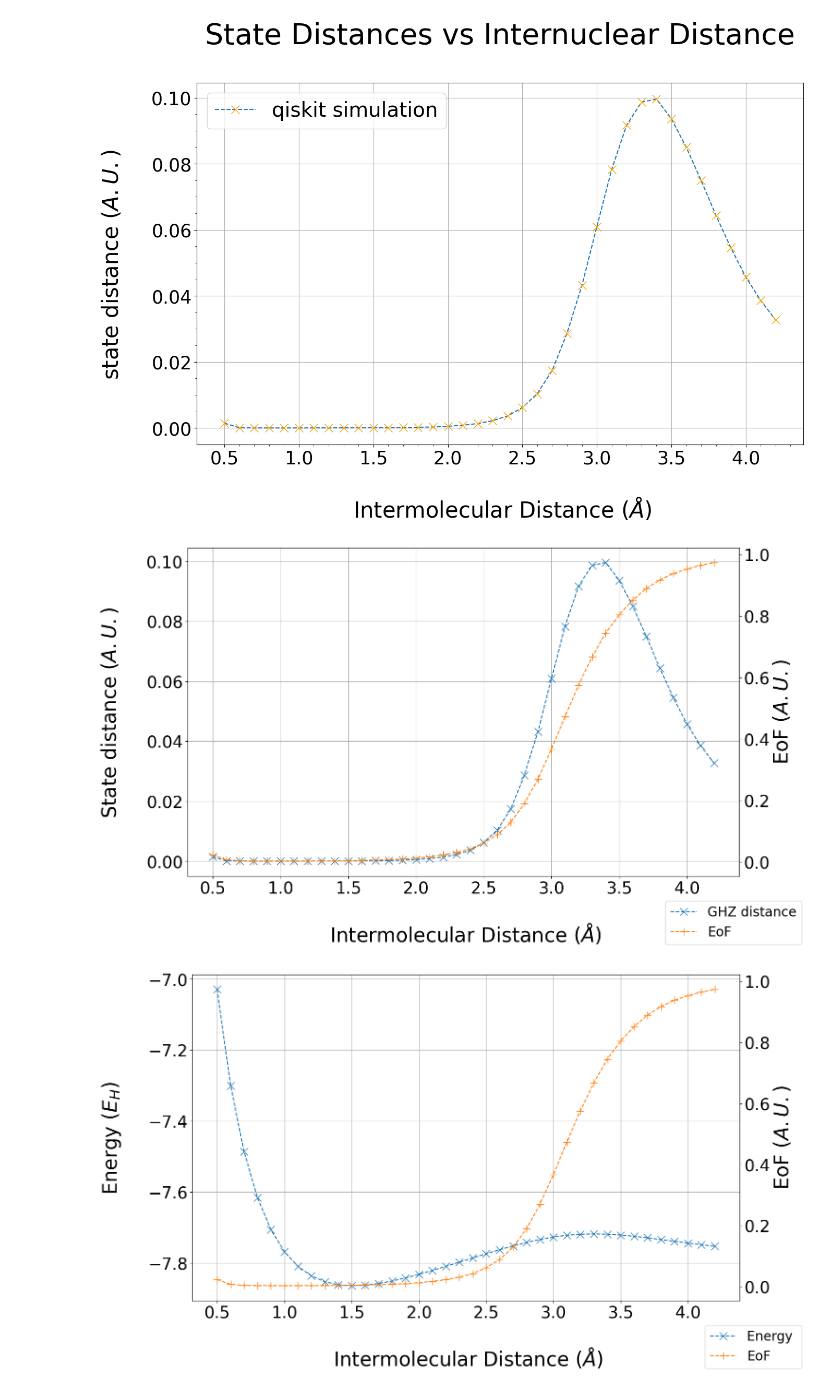
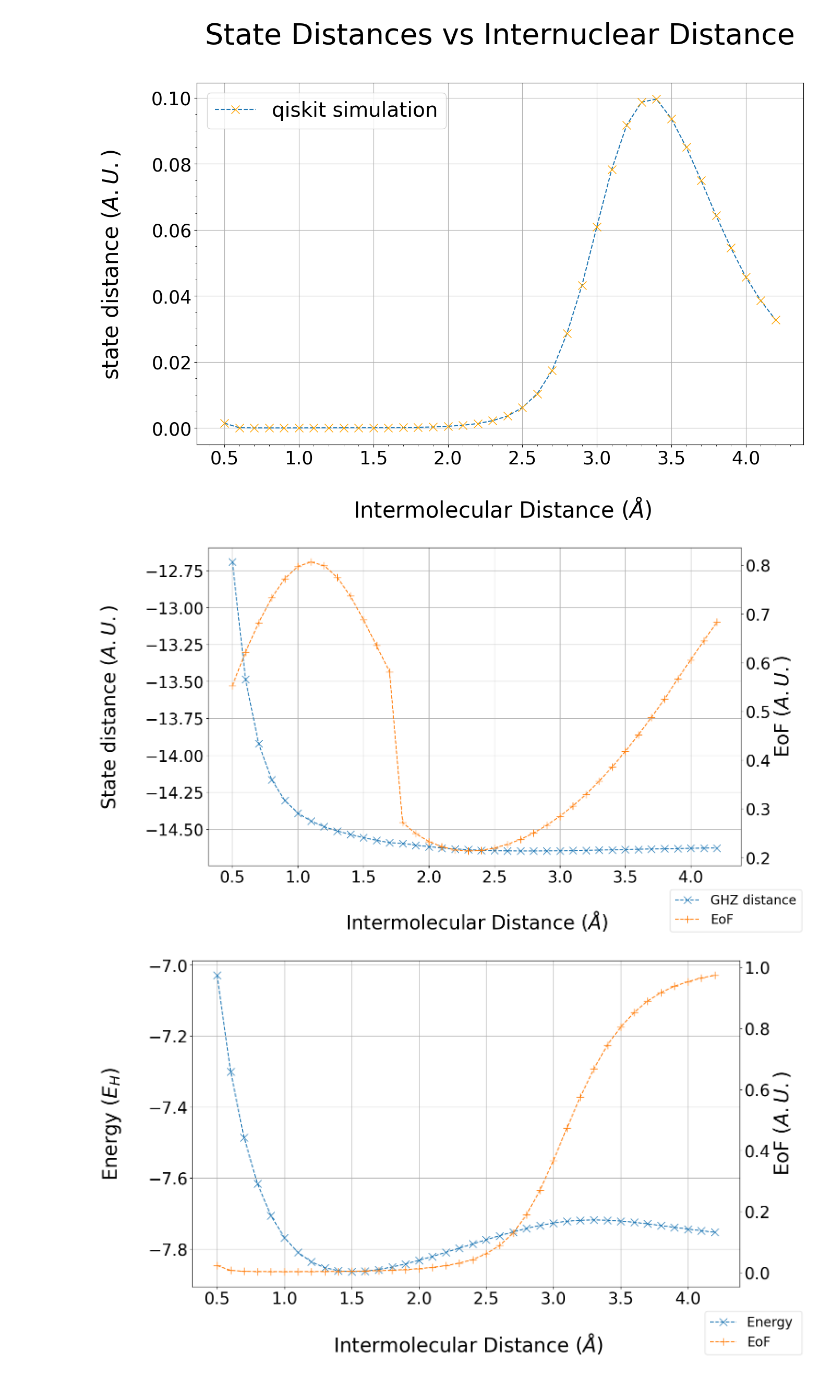
Before and after one commit to jervaal/Thesis-VQE, a Jupyter notebook: Diatomic Molecules/LiH_molecule.ipynb, the cells around one changed output. Saved outputs shown, nothing was run; the diff lists cells and outputs as text; code cells hidden in the pictures.

```diff
--- a/Diatomic Molecules/LiH_molecule.ipynb
+++ b/Diatomic Molecules/LiH_molecule.ipynb
@@ -52,7 +52,7 @@ import multiprocessing as mp
 #@jit
 def initialize_LiH_vqe_chemical(intermolecular_distance= 1, mapper= JordanWignerMapper(), basis = 'sto-3g'):
 
-    driver = PySCFDriver(atom=f"Li 0 0 0; H 0 0 {intermolecular_distance}", basis=basis)
+    driver = PySCFDriver(atom=f"Li 0 0 0; Li 0 0 {intermolecular_distance}", basis=basis)
     full_problem = driver.run()
 
     act_space_tf = ActiveSpaceTransformer(num_electrons= 2, num_spatial_orbitals= 2)
@@ -217,33 +217,33 @@ plt.show()
 # %%
 # Plotting the data
 
 fig, ax1 = plt.subplots(figsize=(15, 9))
 
 
-ax1.plot(distances, ghzmeasure_LiH, marker='x', linestyle='--', label= 'GHZ distance', markersize= 12)
+ax1.plot(distances, energies_LiH, marker='x', linestyle='--', label= 'GHZ distance', markersize= 12)
 
 ax1.set_xlabel('\n Intermolecular Distance ($\AA$) ', fontsize= 30 )
 ax1.set_ylabel('State distance ($A.U.$) \n', fontsize= 30)
 #ax1.set_title('State Distances vs Internuclear Distance\n', fontsize= 40)
 ax1.grid(True)
 ax1.tick_params(axis='y')
 plt.tick_params(axis='both', which='major', labelsize=25)  # Change the label size here
 
 ax2 = ax1.twinx()
 
 ax2.plot(distances, entgtotal_LiH, marker='+', linestyle='--',label= 'EoF' , markersize= 12, color= 'tab:orange')
 ax2.set_ylabel('EoF ($A.U.$)',  fontsize= 30)
 ax2.tick_params(axis= 'y')
 
 
 fig.legend( loc='lower right' ,fontsize= 20)
 plt.tick_params(axis='both', which='major', labelsize=25)  # Change the label size here
 
 
 #fig.tight_layout()
 plt.show()
 # %% [output]
-[figure, old version]
+[figure, new version]
 # %%
 # Plotting the data
 
```
Also changed, not shown: parts of 4 cells of this notebook, 4 other files.
